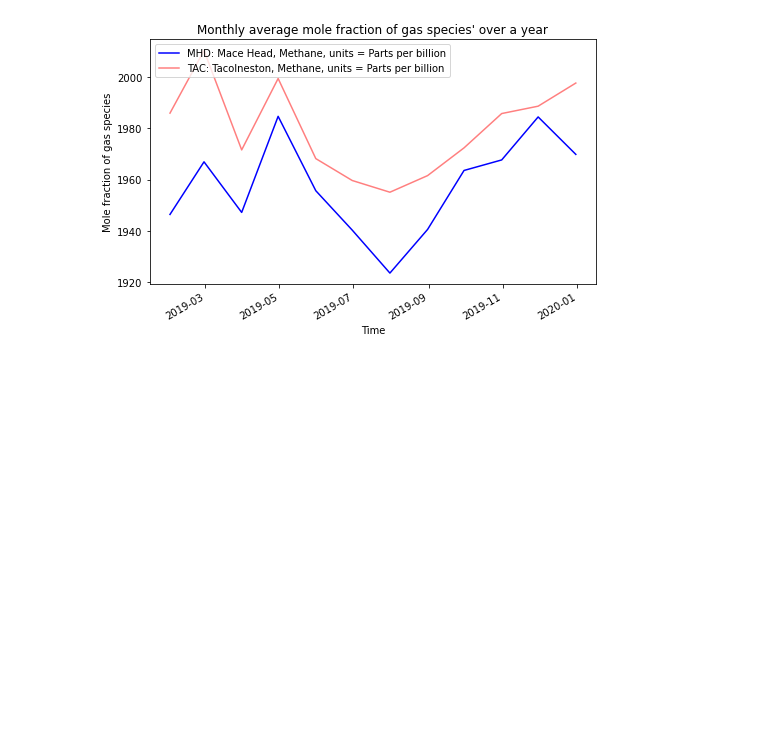
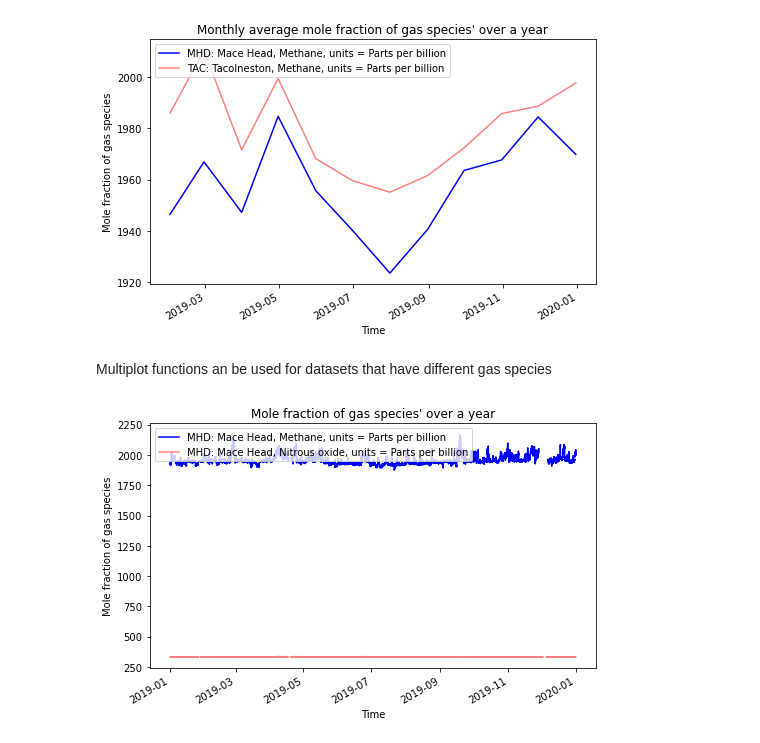
Before and after one commit to TJ-2003/Assessment2, a Jupyter notebook: instructions.ipynb, the cells around one changed output. Cells and saved outputs as stored; diff of their text form; code cells hidden in the pictures; blank space fills up the shorter version.

Commit message:
the instructions notebook has been pretty much finished and a few minor changes were made to the data class

```diff
--- a/instructions.ipynb
+++ b/instructions.ipynb
@@ -107,3 +130,11 @@ mhd_ch4_data.multiplot_daily_average(tac_ch4_data)
 mhd_ch4_data.multiplot_monthly_average(tac_ch4_data)
 # %% [output]
 [figure]
+# %% [markdown]
+Multiplot functions an be used for datasets that have different gas species
+# %%
+mhd_n2o_data = data.Data("data/mhd_n2o.csv", "data/species_info.csv")
+# %%
+mhd_ch4_data.multiplot(mhd_n2o_data)
+# %% [output]
+[figure, added]
```
Also changed, not shown: parts of 24 cells of this notebook, 1 other file.
